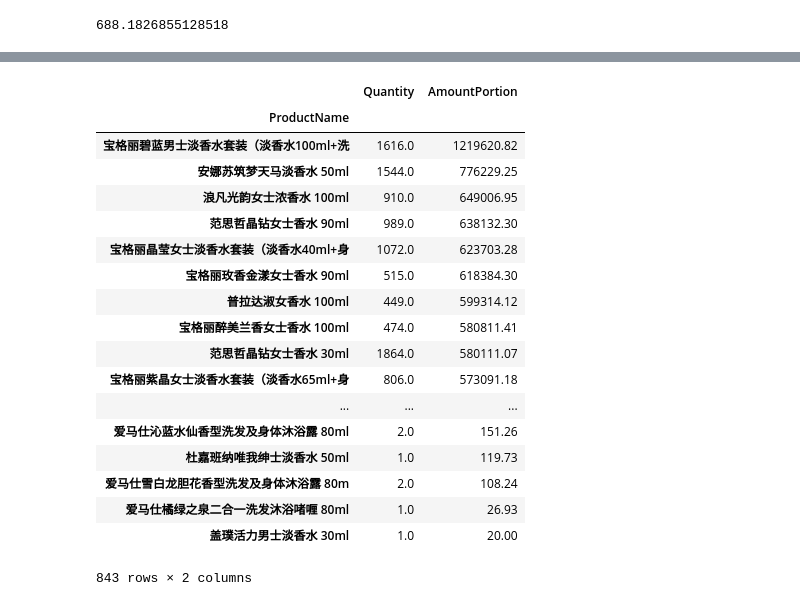
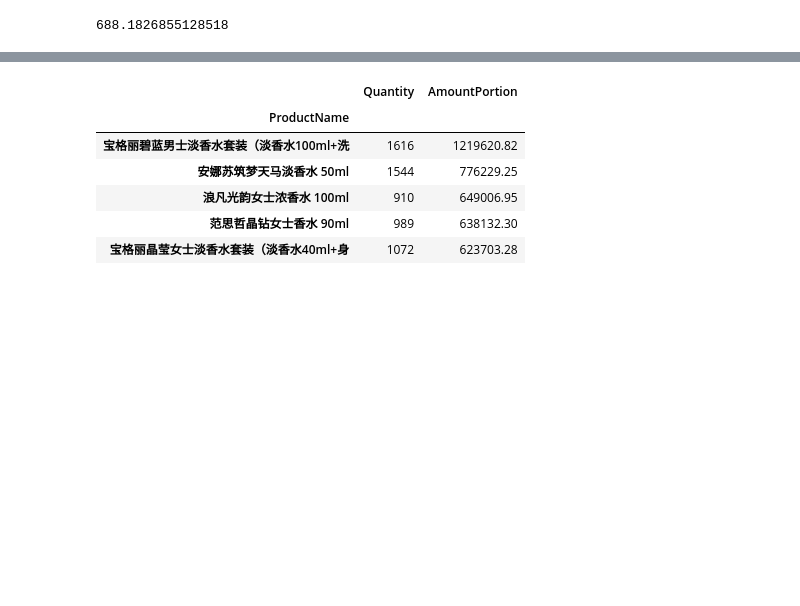
Before and after one commit to roydazhong/Perfume, a Jupyter notebook: perfume analyst.ipynb, the cells around one changed output, grey strips where cells are left out. Cells and saved outputs as stored; diff of their text form; code cells hidden in the pictures; blank space fills up the shorter version.

```diff
--- a/perfume analyst.ipynb
+++ b/perfume analyst.ipynb
@@ -6,5 +26,5 @@ import matplotlib as mpl
 # %%
 ##load the data
-df = pd.read_csv("CSVFile_2019-01-23T18_06_44.csv")
+df = pd.read_csv("CSVFile_2019-01-23T18_06_44.csv",encoding='GBK')
 df.head()
 # %% [output]
@@ -88,6 +107,8 @@ df_member.describe()
 | 50% | 2.018052e+07 | 1.652858e+06 | 29.000000 | 1.000000 | 627.950000 |
 | 75% | 2.018093e+07 | 1.674669e+06 | 43.000000 | 1.000000 | 810.000000 |
 | max | 2.018123e+07 | 1.903938e+06 | 119.000000 | 80.000000 | 45580.000000 |
+# %%
+df_member = df_member.fillna('Unknown') ## 数据体量较少，用未知代替空值，不丢失数据
 # %%
 ##用户购买次数平均
 df_member.MemberID.value_counts().mean()
@@ -161,26 +211,14 @@ plt.pie(df_pie2,labels=labels,autopct='%1.1f%%',shadow=True,startangle=50)
 # %%
 col_n = ['ProductName','Quantity','AmountPortion']
 a = pd.DataFrame(df_member,columns = col_n)
 a1=a.groupby(['ProductName']).sum()
 a1 = pd.DataFrame(a1)
-a1.sort_values(by = ['AmountPortion','Quantity'],ascending= False)
+a1.sort_values(by = ['AmountPortion','Quantity'],ascending= False).head()
 # %% [output]
 |  | Quantity | AmountPortion |
 | ProductName |  |  |
-| 宝格丽碧蓝男士淡香水套装（淡香水100ml+洗 | 1616.0 | 1219620.82 |
-| 安娜苏筑梦天马淡香水 50ml | 1544.0 | 776229.25 |
-| 浪凡光韵女士浓香水 100ml | 910.0 | 649006.95 |
-| 范思哲晶钻女士香水 90ml | 989.0 | 638132.30 |
-| 宝格丽晶莹女士淡香水套装（淡香水40ml+身 | 1072.0 | 623703.28 |
-| 宝格丽玫香金漾女士香水 90ml | 515.0 | 618384.30 |
-| 普拉达淑女香水 100ml | 449.0 | 599314.12 |
-| 宝格丽醉美兰香女士香水 100ml | 474.0 | 580811.41 |
-| 范思哲晶钻女士香水 30ml | 1864.0 | 580111.07 |
-| 宝格丽紫晶女士淡香水套装（淡香水65ml+身 | 806.0 | 573091.18 |
-| ... | ... | ... |
-| 爱马仕沁蓝水仙香型洗发及身体沐浴露 80ml | 2.0 | 151.26 |
-| 杜嘉班纳唯我绅士淡香水 50ml | 1.0 | 119.73 |
-| 爱马仕雪白龙胆花香型洗发及身体沐浴露 80m | 2.0 | 108.24 |
-| 爱马仕橘绿之泉二合一洗发沐浴啫喱 80ml | 1.0 | 26.93 |
-| 盖璞活力男士淡香水 30ml | 1.0 | 20.00 |
+| 宝格丽碧蓝男士淡香水套装（淡香水100ml+洗 | 1616 | 1219620.82 |
+| 安娜苏筑梦天马淡香水 50ml | 1544 | 776229.25 |
+| 浪凡光韵女士浓香水 100ml | 910 | 649006.95 |
+| 范思哲晶钻女士香水 90ml | 989 | 638132.30 |
+| 宝格丽晶莹女士淡香水套装（淡香水40ml+身 | 1072 | 623703.28 |
-843 rows × 2 columns
```
Also changed, not shown: parts of 10 cells of this notebook.
